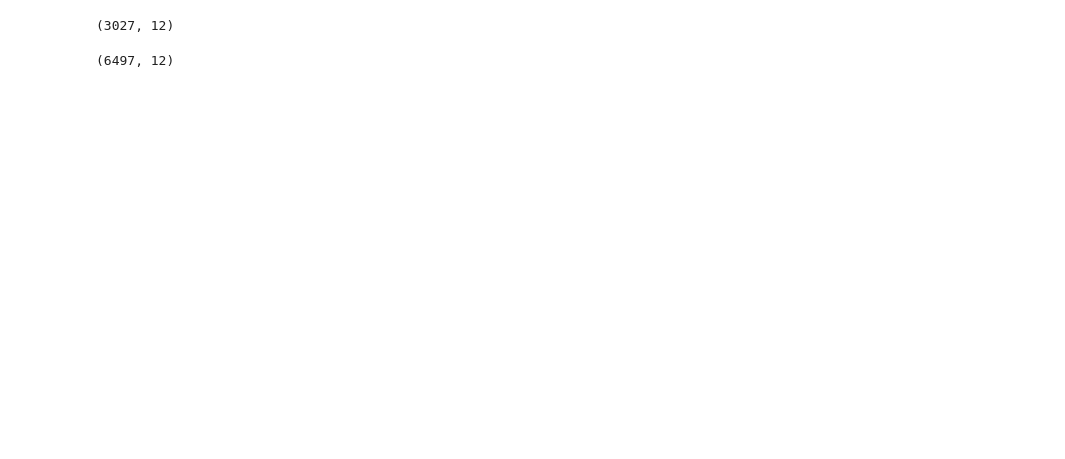
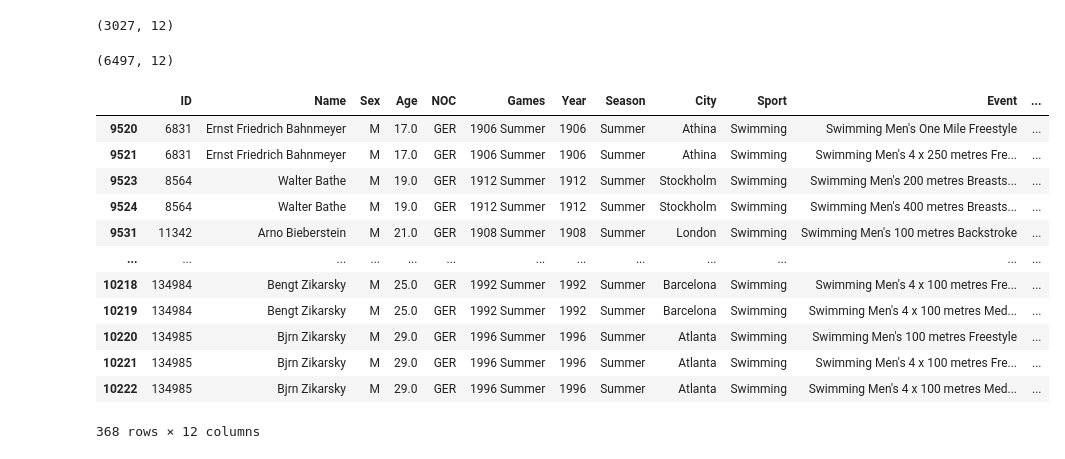
Before and after one commit to UW-CSE442-WI20/A3-Olympians, a Jupyter notebook: olympics_swimming.ipynb, the cells around one changed output. Drawn from its saved outputs; the diff is of its cells as text; code cells hidden in the pictures; blank space fills up the shorter version.

```diff
--- a/olympics_swimming.ipynb
+++ b/olympics_swimming.ipynb
@@ -1,7 +1,7 @@
 # %%
 import pandas as pd
 # %%
-olympics = pd.read_csv('athlete_events.csv')
+olympics = pd.read_csv('../athlete_events.csv')
 # %%
 olympics.head()
 # %% [output]
@@ -79,5 +79,23 @@ null_dropped.shape
 result.shape
 # %% [output]
 (6497, 12)
+# %%
+result = result.replace(to_replace=["FRG, GDR, EUA"], value="GER")
+
+checking = result.loc[result['NOC'] == 'GER']
+# %% [output]
+|  | ID | Name | Sex | Age | NOC | Games | Year | Season | City | Sport | Event | ... |
+| 9520 | 6831 | Ernst Friedrich Bahnmeyer | M | 17.0 | GER | 1906 Summer | 1906 | Summer | Athina | Swimming | Swimming Men's One Mile Freestyle | ... |
+| 9521 | 6831 | Ernst Friedrich Bahnmeyer | M | 17.0 | GER | 1906 Summer | 1906 | Summer | Athina | Swimming | Swimming Men's 4 x 250 metres Fre... | ... |
+| 9523 | 8564 | Walter Bathe | M | 19.0 | GER | 1912 Summer | 1912 | Summer | Stockholm | Swimming | Swimming Men's 200 metres Breasts... | ... |
+| 9524 | 8564 | Walter Bathe | M | 19.0 | GER | 1912 Summer | 1912 | Summer | Stockholm | Swimming | Swimming Men's 400 metres Breasts... | ... |
+| 9531 | 11342 | Arno Bieberstein | M | 21.0 | GER | 1908 Summer | 1908 | Summer | London | Swimming | Swimming Men's 100 metres Backstroke | ... |
+| ... | ... | ... | ... | ... | ... | ... | ... | ... | ... | ... | ... | ... |
+| 10218 | 134984 | Bengt Zikarsky | M | 25.0 | GER | 1992 Summer | 1992 | Summer | Barcelona | Swimming | Swimming Men's 4 x 100 metres Fre... | ... |
+| 10219 | 134984 | Bengt Zikarsky | M | 25.0 | GER | 1992 Summer | 1992 | Summer | Barcelona | Swimming | Swimming Men's 4 x 100 metres Med... | ... |
+| 10220 | 134985 | Bjrn Zikarsky | M | 29.0 | GER | 1996 Summer | 1996 | Summer | Atlanta | Swimming | Swimming Men's 100 metres Freestyle | ... |
+| 10221 | 134985 | Bjrn Zikarsky | M | 29.0 | GER | 1996 Summer | 1996 | Summer | Atlanta | Swimming | Swimming Men's 4 x 100 metres Fre... | ... |
+| 10222 | 134985 | Bjrn Zikarsky | M | 29.0 | GER | 1996 Summer | 1996 | Summer | Atlanta | Swimming | Swimming Men's 4 x 100 metres Med... | ... |
+368 rows × 12 columns
 # %%
 export_csv = result.to_csv (r'export_dataframe.csv', index = None, header=True) #Don't forget to add '.csv' at the end of the path
```
Also changed, not shown: parts of 1 cell of this notebook, 1 other file.
